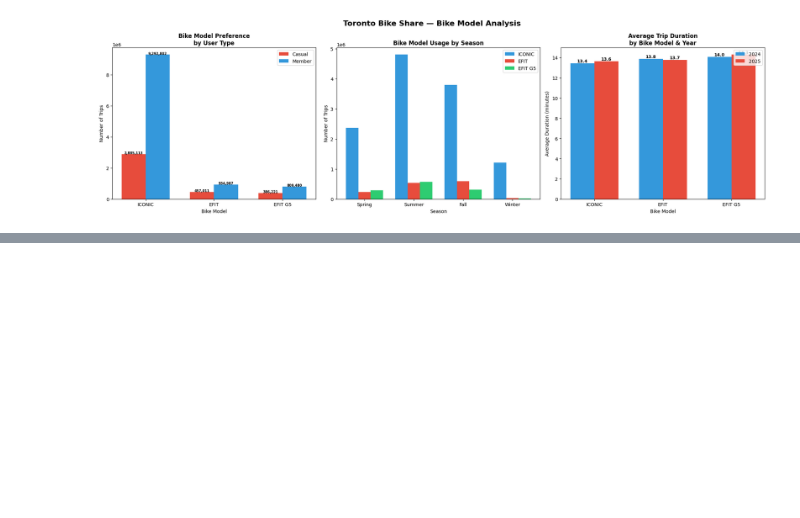
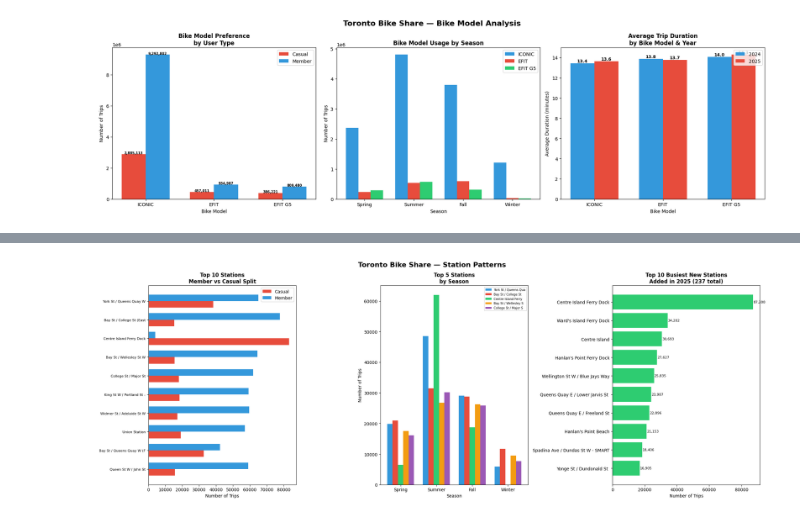
Before and after one commit to john-nio/portfolio-projects, a Jupyter notebook: toronto_bikeshare/bikeshare.ipynb, the cells around one changed output, grey strips where cells are left out. Saved outputs shown, nothing was run; the diff lists cells and outputs as text; code cells hidden in the pictures; blank space fills up the shorter version.

```diff
--- a/toronto_bikeshare/bikeshare.ipynb
+++ b/toronto_bikeshare/bikeshare.ipynb
@@ -1242,3 +1242,100 @@ plt.savefig('visualizations/bike_model_analysis.png', dpi=150)
 plt.show()
 # %% [output]
 [figure]
+# %%
+fig, axes = plt.subplots(1, 3, figsize=(22, 8))
+
+# ── 27. Top 10 stations — Member vs Casual split ──────────────
+top10_stations = df_all.groupby('Start_Station_Name')\
+                 .size().sort_values(ascending=False)\
+                 .head(10).index.tolist()
+
+station_user = df_all[df_all['Start_Station_Name'].isin(top10_stations)]\
+               .groupby(['Start_Station_Name', 'User_Type'])\
+               .size().reset_index(name='trips')
+
+casual_vals = [station_user[(station_user['Start_Station_Name']==s) &
+               (station_user['User_Type']=='Casual')]['trips'].values[0]
+               for s in top10_stations]
+member_vals = [station_user[(station_user['Start_Station_Name']==s) &
+               (station_user['User_Type']=='Member')]['trips'].values[0]
+               for s in top10_stations]
+
+x = np.arange(len(top10_stations))
+width = 0.35
+
+axes[0].barh(x + width/2, casual_vals, width,
+             color='#e74c3c', label='Casual')
+axes[0].barh(x - width/2, member_vals, width,
+             color='#3498db', label='Member')
+
+axes[0].set_title('Top 10 Stations\nMember vs Casual Split',
+                  fontsize=12, fontweight='bold')
+axes[0].set_xlabel('Number of Trips')
+axes[0].set_yticks(x)
+axes[0].set_yticklabels([s[:25] for s in top10_stations], fontsize=8)
+axes[0].invert_yaxis()
+axes[0].legend()
+
+# ── 28. Busiest stations by season ────────────────────────────
+top5_stations = df_all.groupby('Start_Station_Name')\
+                .size().sort_values(ascending=False)\
+                .head(5).index.tolist()
+
+season_station = df_all[df_all['Start_Station_Name'].isin(top5_stations)]\
+                 .groupby(['season', 'Start_Station_Name'])\
+                 .size().reset_index(name='trips')
+
+season_order = ['Spring', 'Summer', 'Fall', 'Winter']
+x = np.arange(len(season_order))
+width = 0.15
+
+colors = ['#3498db', '#e74c3c', '#2ecc71', '#f39c12', '#9b59b6']
+
+for idx, (station, color) in enumerate(zip(top5_stations, colors)):
+    vals = [season_station[(season_station['season']==s) &
+            (season_station['Start_Station_Name']==station)]['trips'].values[0]
+            for s in season_order]
+    offset = (idx - 2) * width
+    axes[1].bar(x + offset, vals, width,
+                color=color,
+                label=station[:20])
+
+axes[1].set_title('Top 5 Stations\nby Season',
+                  fontsize=12, fontweight='bold')
+axes[1].set_xlabel('Season')
+axes[1].set_ylabel('Number of Trips')
+axes[1].set_xticks(x)
+axes[1].set_xticklabels(season_order)
+axes[1].legend(fontsize=7, loc='upper right')
+
+# ── 29. Stations unique to 2025 — new stations ────────────────
+stations_2024 = set(df_all[df_all['Year']==2024]['Start_Station_Name'].unique())
+stations_2025 = set(df_all[df_all['Year']==2025]['Start_Station_Name'].unique())
+
+new_stations_2025 = stations_2025 - stations_2024
+print(f"New stations added in 2025: {len(new_stations_2025)}")
+
+new_station_trips = df_all[(df_all['Year']==2025) &
+                    (df_all['Start_Station_Name'].isin(new_stations_2025))]\
+                    .groupby('Start_Station_Name').size()\
+                    .sort_values(ascending=False).head(10)
+
+axes[2].barh(new_station_trips.index,
+             new_station_trips.values,
+             color='#2ecc71')
+axes[2].set_title(f'Top 10 Busiest New Stations\nAdded in 2025 ({len(new_stations_2025)} total)',
+                  fontsize=12, fontweight='bold')
+axes[2].set_xlabel('Number of Trips')
+axes[2].invert_yaxis()
+
+for i, val in enumerate(new_station_trips.values):
+    axes[2].text(val + 100, i, f'{val:,.0f}',
+                 va='center', fontsize=8)
+
+fig.suptitle('Toronto Bike Share — Station Patterns',
+             fontsize=16, fontweight='bold')
+plt.tight_layout()
+plt.savefig('visualizations/station_patterns.png', dpi=150)
+plt.show()
+# %% [output]
@@ -1244,0 +1343 @@ plt.show()
+[figure, added]
```
Also changed, not shown: parts of 1 cell of this notebook, 1 other file.
